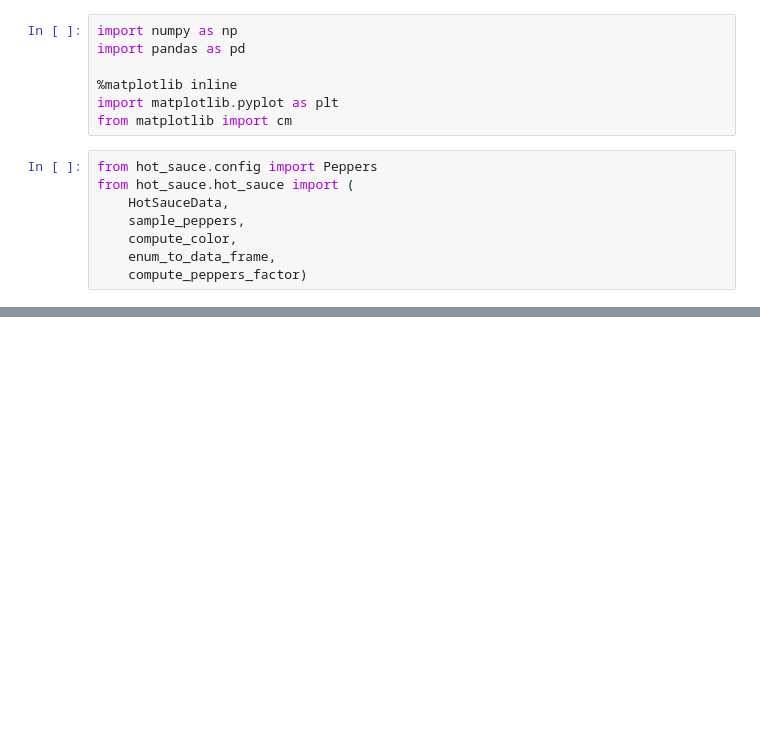
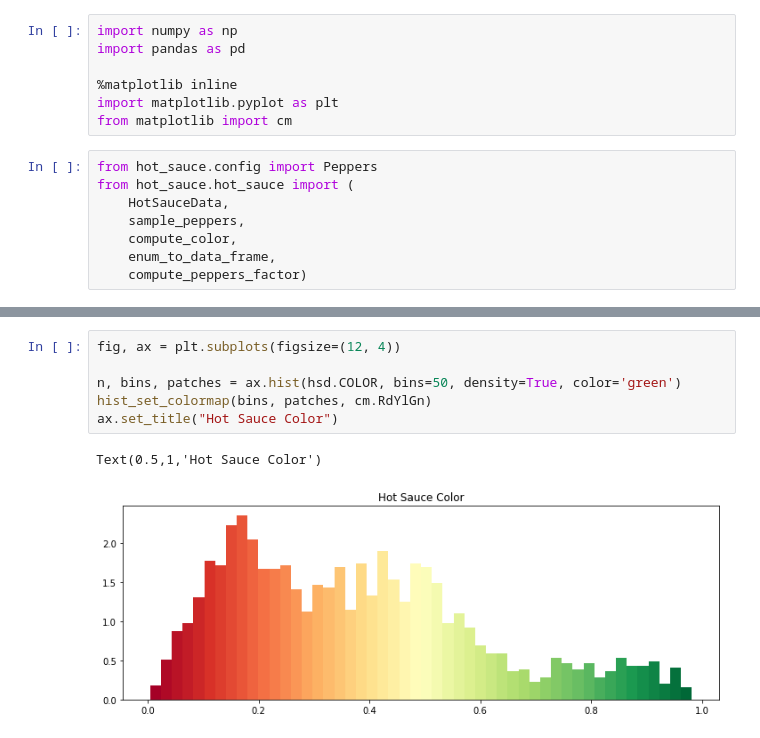
Before and after one commit to bphillab/hot-sauce, a Jupyter notebook: hot-sauce.ipynb, the cells around one changed output, grey strips where cells are left out. Drawn from its saved outputs; the diff is of its cells as text; blank space fills up the shorter version.

```diff
--- a/hot-sauce.ipynb
+++ b/hot-sauce.ipynb
@@ -24,3 +26,12 @@ hsd = HotSauceData().sample(1000)
+# %%
+fig, ax = plt.subplots(figsize=(12, 4))
+
+n, bins, patches = ax.hist(hsd.COLOR, bins=50, density=True, color='green')
+hist_set_colormap(bins, patches, cm.RdYlGn)
+ax.set_title("Hot Sauce Color")
+# %% [output]
+Text(0.5,1,'Hot Sauce Color')
+[figure, added]
 # %%
 fig, ax = plt.subplots(figsize=(10, 4))
 ax.scatter(hsd.COLOR, hsd.SPICYNESS, color=cm.RdYlGn(hsd.COLOR))
```
Also changed, not shown: parts of 12 cells of this notebook, 2 other files.
